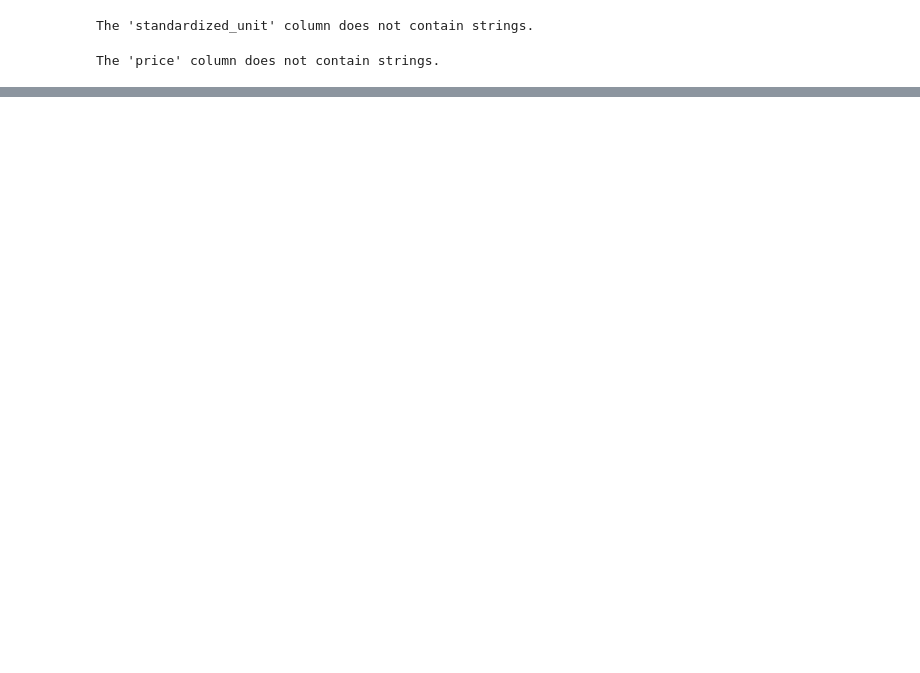
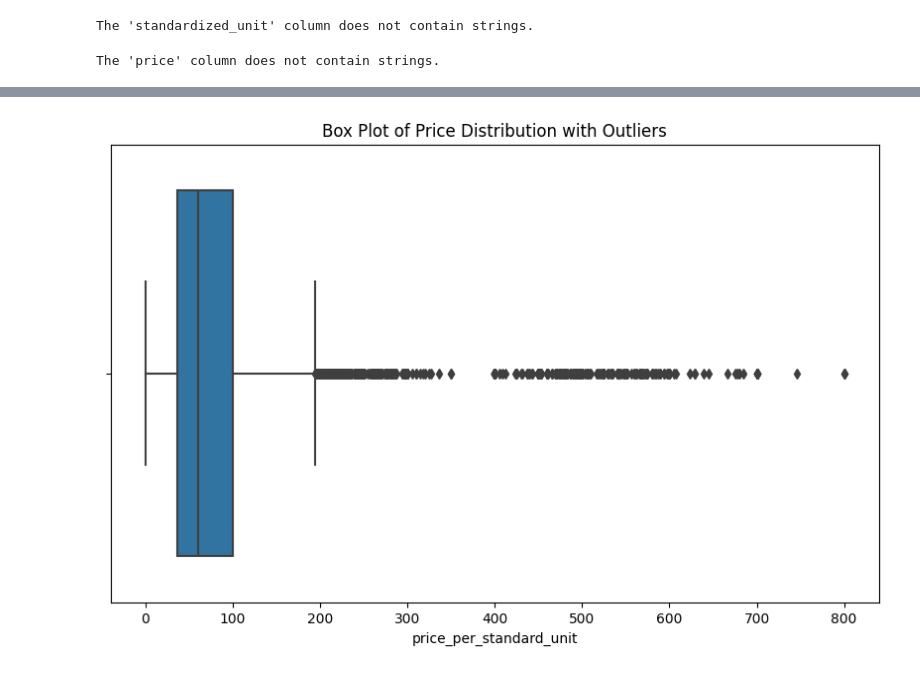
Before and after one commit to tommwambire/Sourcing-Pricing-Strategy-Optimization, a Jupyter notebook: project_notebook.ipynb, the cells around one changed output, grey strips where cells are left out. Saved outputs shown, nothing was run; the diff lists cells and outputs as text; code cells hidden in the pictures; blank space fills up the shorter version.

```diff
--- a/project_notebook.ipynb
+++ b/project_notebook.ipynb
@@ -280,0 +459,8 @@ The column price_per_standard_unit was created to ensure every item is on the sa
+# %%
+plt.figure(figsize=(10, 6))
+sns.boxplot(x='price_per_standard_unit', data=df)
+plt.title('Box Plot of Price Distribution with Outliers')
+plt.xlabel('price_per_standard_unit')
+plt.show()
+# %% [output]
+[figure, added]
```
Also changed, not shown: parts of 45 cells of this notebook.
